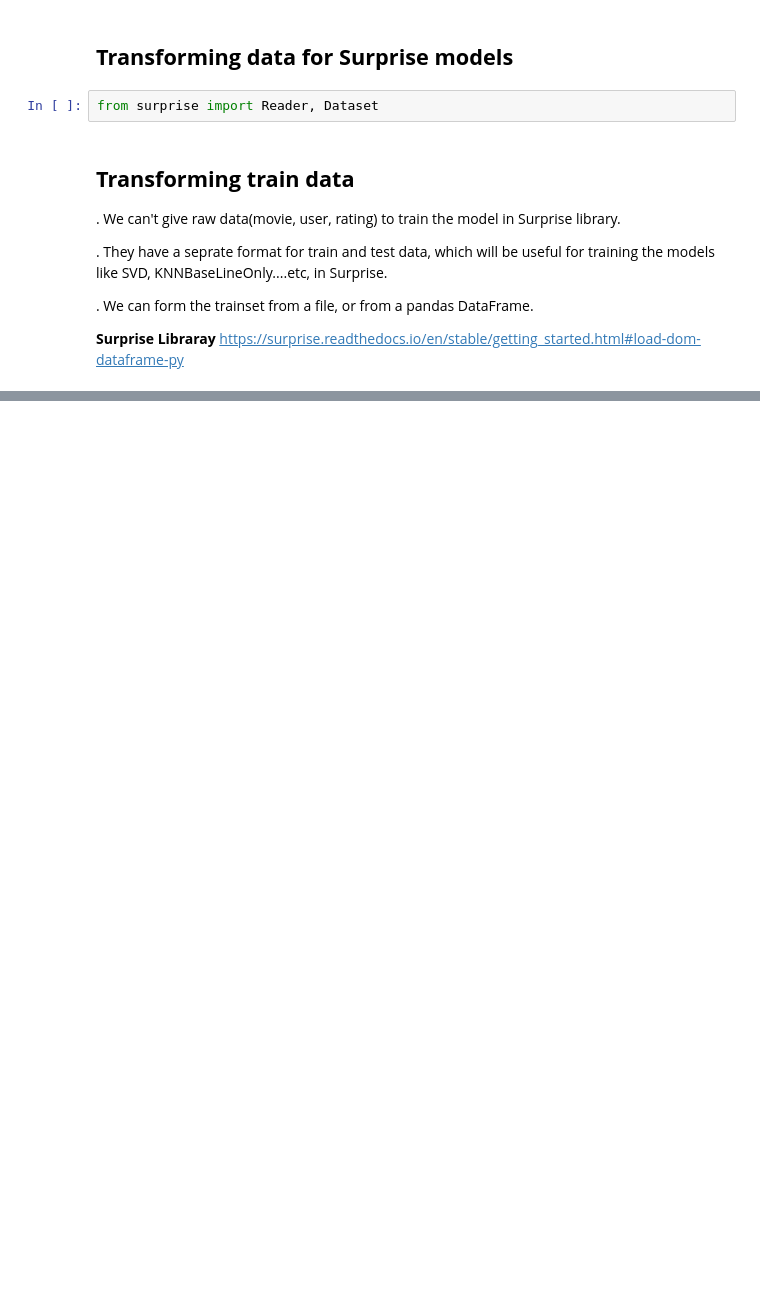
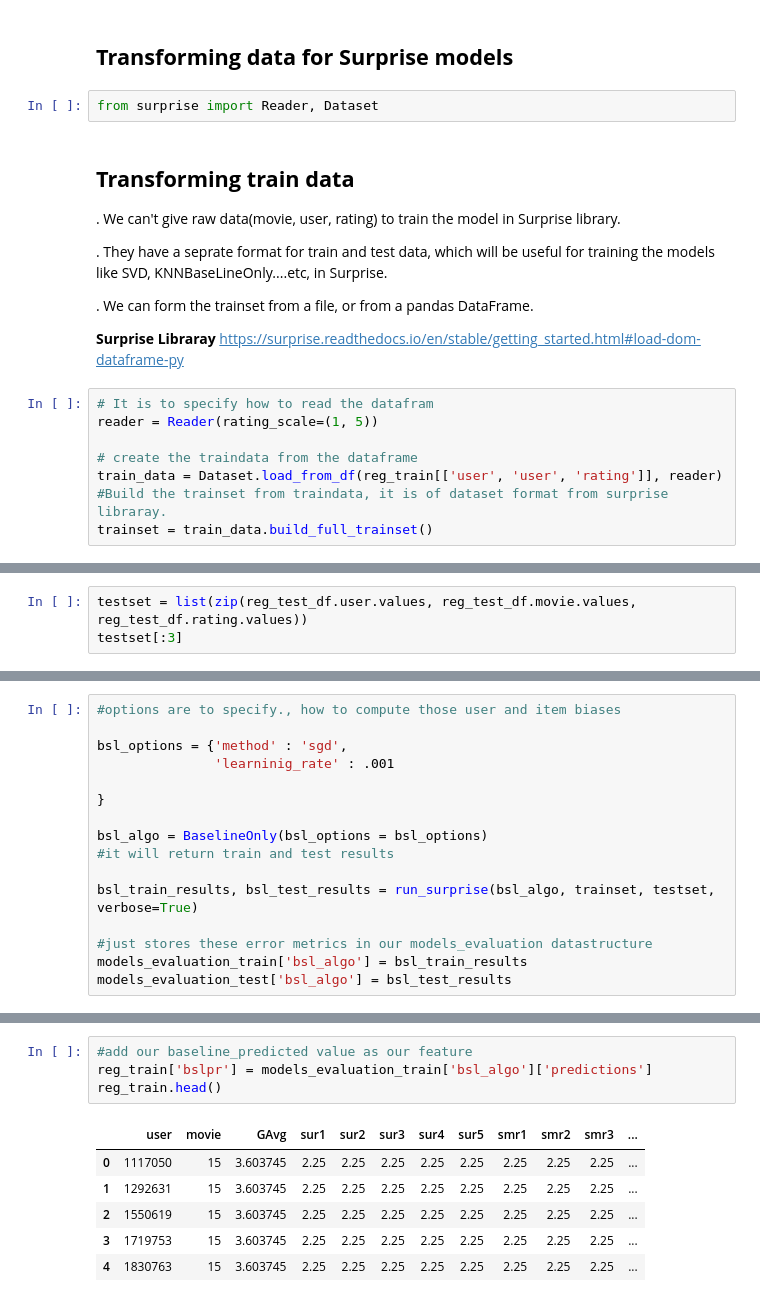
Before and after one commit to AnilKumar-06/Movie-Recommandation, a Jupyter notebook: NetflixRecommandationSystem.ipynb, the cells around one changed output, grey strips where cells are left out. Saved outputs shown, nothing was run; the diff lists cells and outputs as text; blank space fills up the shorter version.

```diff
--- a/NetflixRecommandationSystem.ipynb
+++ b/NetflixRecommandationSystem.ipynb
@@ -1197,3 +1200,11 @@ from surprise import Reader, Dataset
 
 **Surprise Libraray**
 https://surprise.readthedocs.io/en/stable/getting_started.html#load-dom-dataframe-py
+# %%
+# It is to specify how to read the datafram
+reader = Reader(rating_scale=(1, 5))
+
+# create the traindata from the dataframe
+train_data = Dataset.load_from_df(reg_train[['user', 'user', 'rating']], reader)
+#Build the trainset from traindata, it is of dataset format from surprise libraray.
+trainset = train_data.build_full_trainset()
@@ -1199,0 +1215,3 @@ https://surprise.readthedocs.io/en/stable/getting_started.html#load-dom-datafram
+# %%
+testset = list(zip(reg_test_df.user.values, reg_test_df.movie.values, reg_test_df.rating.values))
+testset[:3]
@@ -1199,0 +1484,16 @@ https://surprise.readthedocs.io/en/stable/getting_started.html#load-dom-datafram
+# %%
+#options are to specify., how to compute those user and item biases
+
+bsl_options = {'method' : 'sgd',
+               'learninig_rate' : .001
+
+}
+
+bsl_algo = BaselineOnly(bsl_options = bsl_options)
+#it will return train and test results
+
+bsl_train_results, bsl_test_results = run_surprise(bsl_algo, trainset, testset, verbose=True)
+
+#just stores these error metrics in our models_evaluation datastructure
+models_evaluation_train['bsl_algo'] = bsl_train_results
+models_evaluation_test['bsl_algo'] = bsl_test_results
@@ -1199,0 +1522,11 @@ https://surprise.readthedocs.io/en/stable/getting_started.html#load-dom-datafram
+# %%
+#add our baseline_predicted value as our feature
+reg_train['bslpr'] = models_evaluation_train['bsl_algo']['predictions']
+reg_train.head()
+# %% [output]
+|  | user | movie | GAvg | sur1 | sur2 | sur3 | sur4 | sur5 | smr1 | smr2 | smr3 | ... |
+| 0 | 1117050 | 15 | 3.603745 | 2.25 | 2.25 | 2.25 | 2.25 | 2.25 | 2.25 | 2.25 | 2.25 | ... |
+| 1 | 1292631 | 15 | 3.603745 | 2.25 | 2.25 | 2.25 | 2.25 | 2.25 | 2.25 | 2.25 | 2.25 | ... |
+| 2 | 1550619 | 15 | 3.603745 | 2.25 | 2.25 | 2.25 | 2.25 | 2.25 | 2.25 | 2.25 | 2.25 | ... |
+| 3 | 1719753 | 15 | 3.603745 | 2.25 | 2.25 | 2.25 | 2.25 | 2.25 | 2.25 | 2.25 | 2.25 | ... |
+| 4 | 1830763 | 15 | 3.603745 | 2.25 | 2.25 | 2.25 | 2.25 | 2.25 | 2.25 | 2.25 | 2.25 | ... |
```
Also changed, not shown: parts of 40 cells of this notebook.
